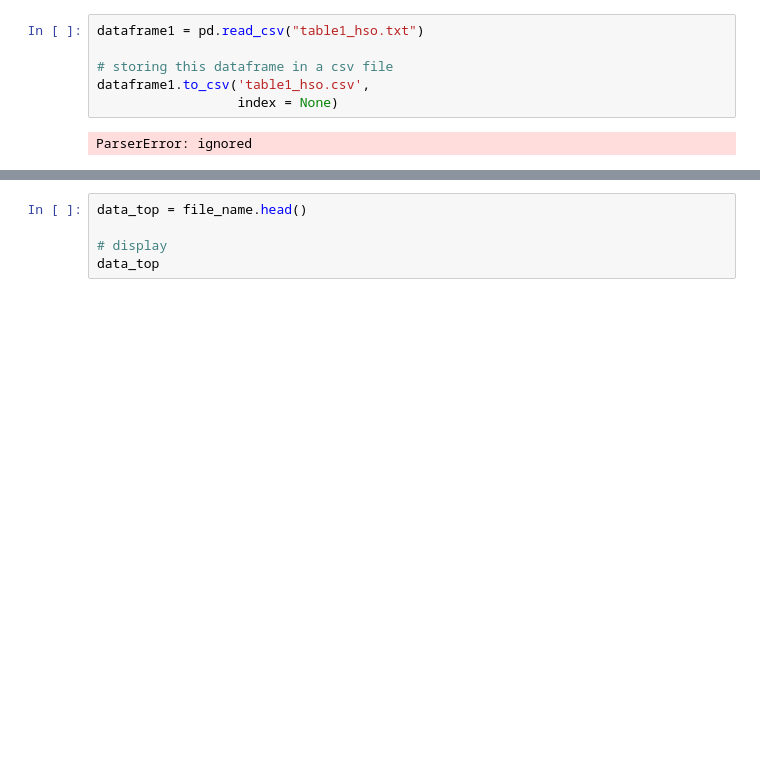
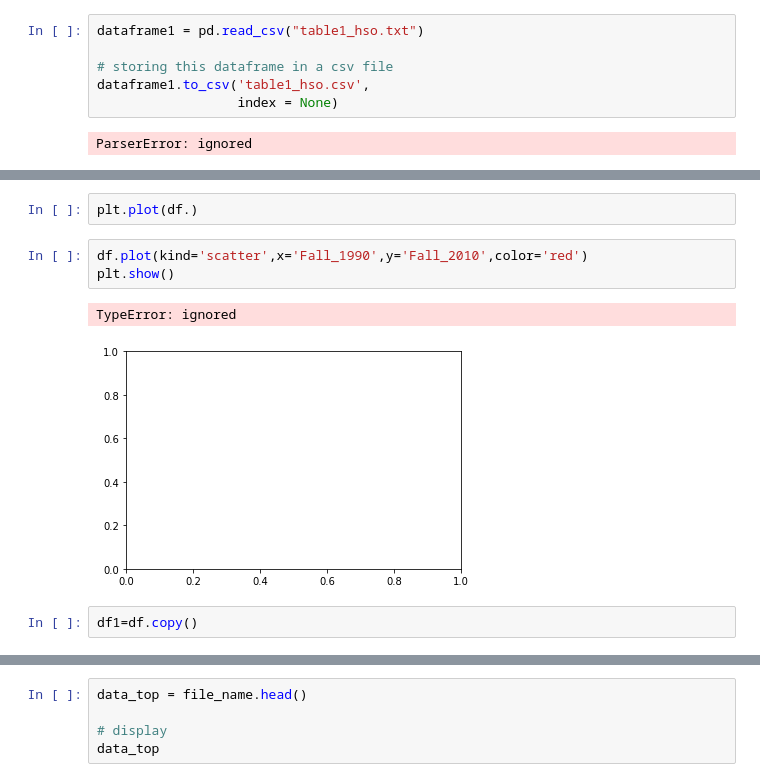
Before and after one commit to Arush0113/ArushTensorflowRepo, a Jupyter notebook: HSO_project.ipynb, the cells around one changed output, grey strips where cells are left out. Drawn from its saved outputs; the diff is of its cells as text; blank space fills up the shorter version.

```diff
--- a/HSO_project.ipynb
+++ b/HSO_project.ipynb
@@ -58,0 +82,10 @@ df.drop(columns=['Fall_2018','Fall_2019','Fall_2020','Fall_2021','Fall_2022','Fa
+# %%
+plt.plot(df.)
+# %%
+df.plot(kind='scatter',x='Fall_1990',y='Fall_2010',color='red')
+plt.show()
+# %% [output]
+TypeError: ignored
+[figure, added]
+# %%
+df1=df.copy()
```
Also changed, not shown: parts of 5 cells of this notebook.
